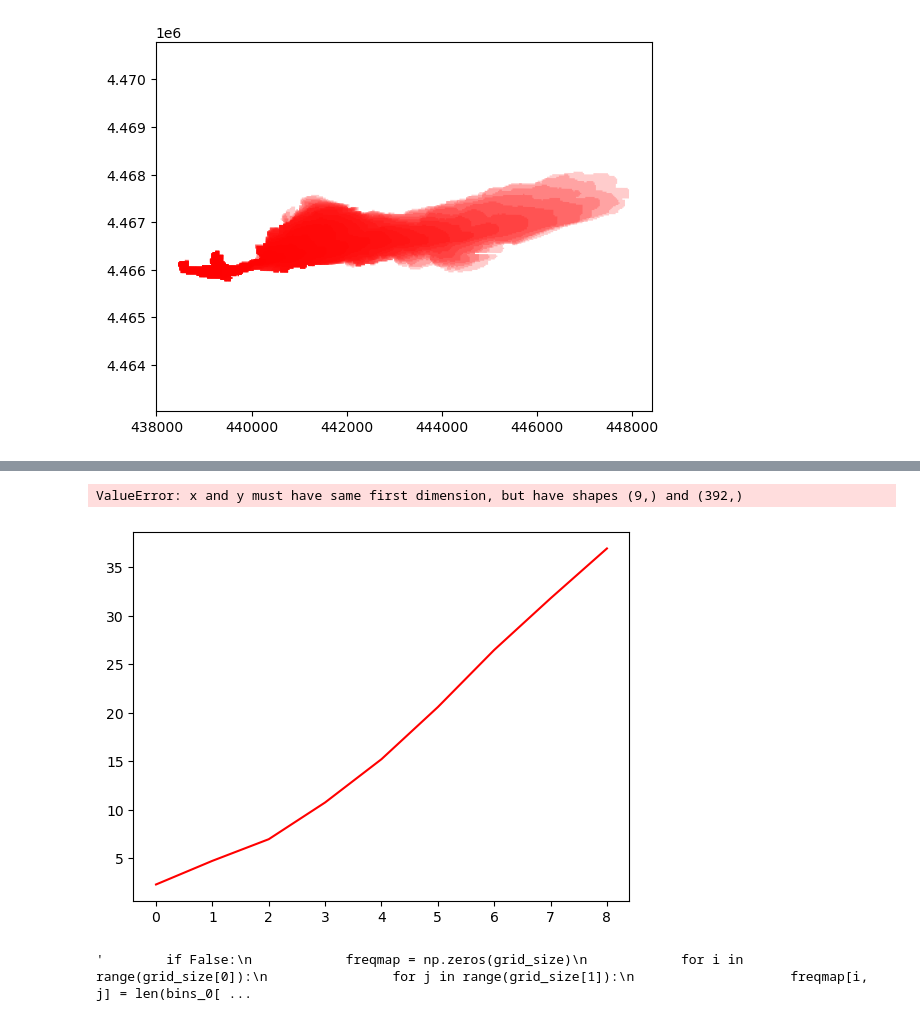
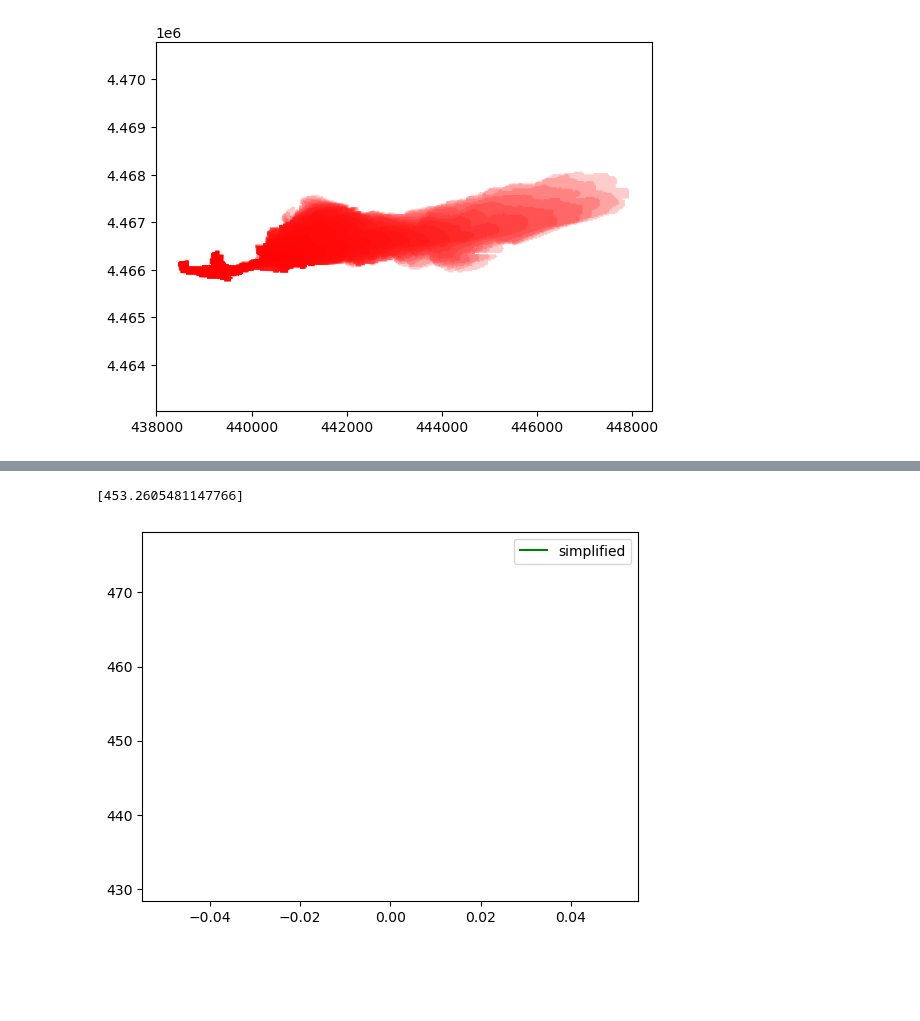
Before and after one commit to j-gams/fastfirespeed, a Jupyter notebook: fire_perims.ipynb, the cells around one changed output, grey strips where cells are left out. Drawn from its saved outputs; the diff is of its cells as text; code cells hidden in the pictures; blank space fills up the shorter version.

```diff
--- a/fire_perims.ipynb
+++ b/fire_perims.ipynb
@@ -157,9 +274,2 @@ def nn_simplified(gpd_dataset, stopat):
 
     return result_pair, result_dist, result_time
-# %%
-stopat = 40
-### compare methods
-print("comparing basic")
-#nnb_res = nn_basic(data, stopat)
-print("comparing simplified basic")
-nns_res = nn_simplified(data, stopat)
@@ -171,23 +343,21 @@ simplified 20
 # %%
 ### step one -- compare times...
 fig, axs = plt.subplots()
-itersteps = np.arange(len(nnb_res[2]))
+itersteps = np.arange(len(nns_res[2]))
 #axs.plot(itersteps, nnb_res[2], color="red", label="basic")
 axs.plot(itersteps, nns_res[2], color="green", label="simplified")
 axs.legend()
 
+print(nns_res[2])
+
 plt.show()
 # %% [output]
-ValueError: x and y must have same first dimension, but have shapes (9,) and (392,)
+[453.2605481147766]
-[figure, old version]
+[figure, new version]
 # %%
 ### idea -- some get bounding boxes, grid out, bin, establish which are closest...
 ### i didn't hear who you said I should talk to about transformers ...
-
-max_bins = 200
-index = 20
-
-def nn_binned(gpd_dataset, stopat, max_bins=200):
+def nn_binned(gpd_dataset, stopat, max_bins, distfunc, distparams, resample, resampleparams, slop=1):
     root2 = round(math.sqrt(2), 5)
     result_time = [] ### time taken to compute each step
     result_pair = [] ### pair of points with max min distance
@@ -196,7 +366,10 @@ def nn_binned(gpd_dataset, stopat, max_bins=200):
     time_1 = time.time()
 
     ### get original inner perimeter and simplify geometry with tolerance 0.05
-    step_1 = gpd_dataset.iloc[0]["geometry"].geoms[0].simplify(0.05).exterior
+    if resample is None:
+        step_1 = gpd_dataset.iloc[0]["geometry"].geoms[0].simplify(0.05).exterior
+    if resample is not None:
+        step_1 = resample(gpd_dataset.iloc[0]["geometry"].geoms[0].simplify(0.05).exterior, resampleparams)
     ### iterate over time steps
     for index in range(1, min(gpd_dataset.shape[0], stopat)):
         if index % 10 == 0:
@@ -225,6 +398,12 @@ def nn_binned(gpd_dataset, stopat, max_bins=200):
                 bins_1[i, j] = []
 
         lower = (bbox[0] - grid_offset[0], bbox[1] - grid_offset[1])
+        if resample is None:
+            s0c = step_0.coords
+            s1c = step_1.coords
+        if resample is not None:
+            s0c = resample(step_0, resampleparams).coords
+            s1c = resample(step_1, resampleparams).coords
         s0c = step_0.coords
         s1c = step_1.coords
 
@@ -241,28 +420,41 @@ def nn_binned(gpd_dataset, stopat, max_bins=200):
             occu_1[s1c_ids[0], s1c_ids[1]] = True
 
         ### get list of occupied bins
-        ocid_0 = np.argwhere(occu_0 == True)
+        #ocid_0 = np.argwhere(occu_0 == True)
         ocid_1 = np.argwhere(occu_1 == True)
 
         sample_pair = None
         sample_dist = float("-inf")
 
         ### do root2 rings... focus on points in outer perim
+        ### iterate over occupied bins in outer ring to narrow comparison
         for occu_loc in ocid_1:
+            ### start at the center bin and iteratively look further until we find all squares...
+            ### withing 2sqrt(2) + slop of the closest point we find
             ### expand out until we find all squares with UL distance of 2sqrt(2) of the closest
-            root2_dist = max_bins ### needs some work...?
+            ### start with this loose upper bound because this is the furthest we can possibly iterate
+            ### ...because there are only so many bins...
+            root2_dist = max_bins ### needs some work... to tighten upper bound?
             root2_set = True
             ring = 0
             ring_sqs = None
             ring_offset = None
+            ### while the ring is within the upper bound
             while ring < root2_dist:
+                ### get shortlist of occupied bins (inner perim) within the ring
                 temp = np.argwhere(occu_0[max(occu_loc[0]-ring, 0): min(occu_loc[0]+ring+1, grid_size[0] - 1),
                                         max(occu_loc[1]-ring, 0): min(occu_loc[1]+ring+1, grid_size[1] - 1)]==True)
+                ### if there are occupied bins in this ring, and we haven't found an occupied bin yet,
+                ### we can cap the number of rings with a loose-ish upper bound of the L1-distance
+                ### in which we could find a point with a smaller L2-distance
                 if len(temp) > 0 and root2_set:
-                    root2_dist = math.ceil(math.sqrt(2) * (ring + 1)) + 1
+                    root2_dist = math.ceil(math.sqrt(2) * (ring + 1)) + slop
                     root2_set = False
+                ### if we have reached the upper bound and have found points...
+                ### set nearest-neighbor-check shortlist to temp
                 if ring+1 >= root2_dist and not root2_set:
                     ring_sqs = temp
+                    ### need to compute lower coords of ring... because temp locations are relative to this
                     ring_offset = [max(occu_loc[0]-ring, 0), max(occu_loc[1]-ring, 0)]
                 ring += 1
 
@@ -272,22 +464,34 @@ def nn_binned(gpd_dataset, stopat, max_bins=200):
             spair = None
             sdist = float("-inf")
             n_checks = 0
+            ### iterate over every point in this outer-perim bin
             for k in range(len(bins_1[occu_loc[0], occu_loc[1]])):
                 tpair = None
                 tdist = float("inf")
+                ### iterate over every occupied bin found in the ring process..
                 for i in range(len(ring_sqs)):
+                    ### get list of points from occupied bin i
                     temp_box_0 = bins_0[ring_sqs[i][0] + ring_offset[0], ring_sqs[i][1] + ring_offset[1]]
-                    #print(len(temp_box_0))
+                    ### iterate over every point in this box
                     for l in range(len(temp_box_0)):
-                        temp_dist = dist(s1c[bins_1[occu_loc[0], occu_loc[1]][k]], s0c[temp_box_0[l]])
+                        ### we can NOW compare distances between every point in the central outer-perim bin and every
+                        ### point in this inner-perim bin
+                        temp_dist = distfunc(s1c[bins_1[occu_loc[0], occu_loc[1]][k]], s0c[temp_box_0[l]], distparams)
+                        ### check if we have found a new shortest pair...
+                        ### this results in a shortest-pair combination for every point in this outer bin
                         if temp_dist < tdist:
                             tpair = (temp_box_0[l], bins_1[occu_loc[0], occu_loc[1]][k])
                             tdist = temp_dist
                         n_checks += 1
                 ### now having compared all inner samples to this point...
+                ### we can compare the shortest-pair distance we found to the other ones in this bin...
+                ### and hold on to the longest of them...
                 if tdist > sdist:
                     spair = tpair
                     sdist = tdist
+            ### now we can compare the longest shortest-pair combo we found from this bin to the ones
+            ### found in other bins...
+            ### TODO -- some way to account for ties...
             if sdist > sample_dist:
                 sample_dist = sdist
                 sample_pair = spair
@@ -297,14 +501,3 @@ def nn_binned(gpd_dataset, stopat, max_bins=200):
         result_pair.append([s0c[sample_pair[0]], s1c[sample_pair[1]]])
         result_dist.append(sample_dist)
     return result_pair, result_dist, result_time
-"""        if False:
-            freqmap = np.zeros(grid_size)
-            for i in range(grid_size[0]):
-                for j in range(grid_size[1]):
-                    freqmap[i, j] = len(bins_0[i][j]) + len(bins_1[i][j])
-            plt.imshow(freqmap.transpose(), origin='lower')
-            plt.plot([(s0c[sample_pair[0]][0]-lower[0])//bin_res, (s1c[sample_pair[1]][0]-lower[0])//bin_res],
-                    [(s0c[sample_pair[0]][1]-lower[1])//bin_res, (s1c[sample_pair[1]][1]-lower[1])//bin_res], color="r")
-            plt.show()"""
-# %% [output]
-'        if False:\n            freqmap = np.zeros(grid_size)\n            for i in range(grid_size[0]):\n                for j in range(grid_size[1]):\n                    freqmap[i, j] = len(bins_0[ ...
```
Also changed, not shown: parts of 18 cells of this notebook, 4 other files.
